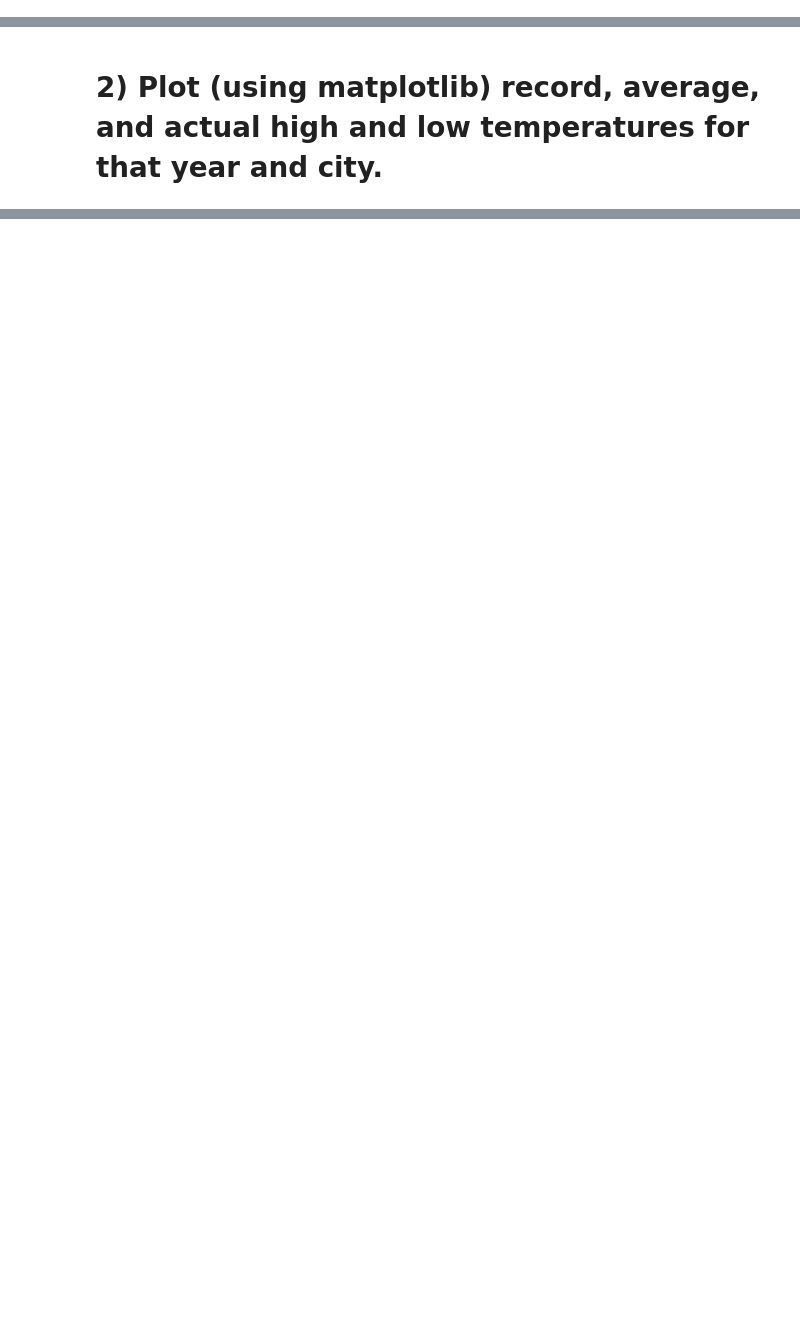
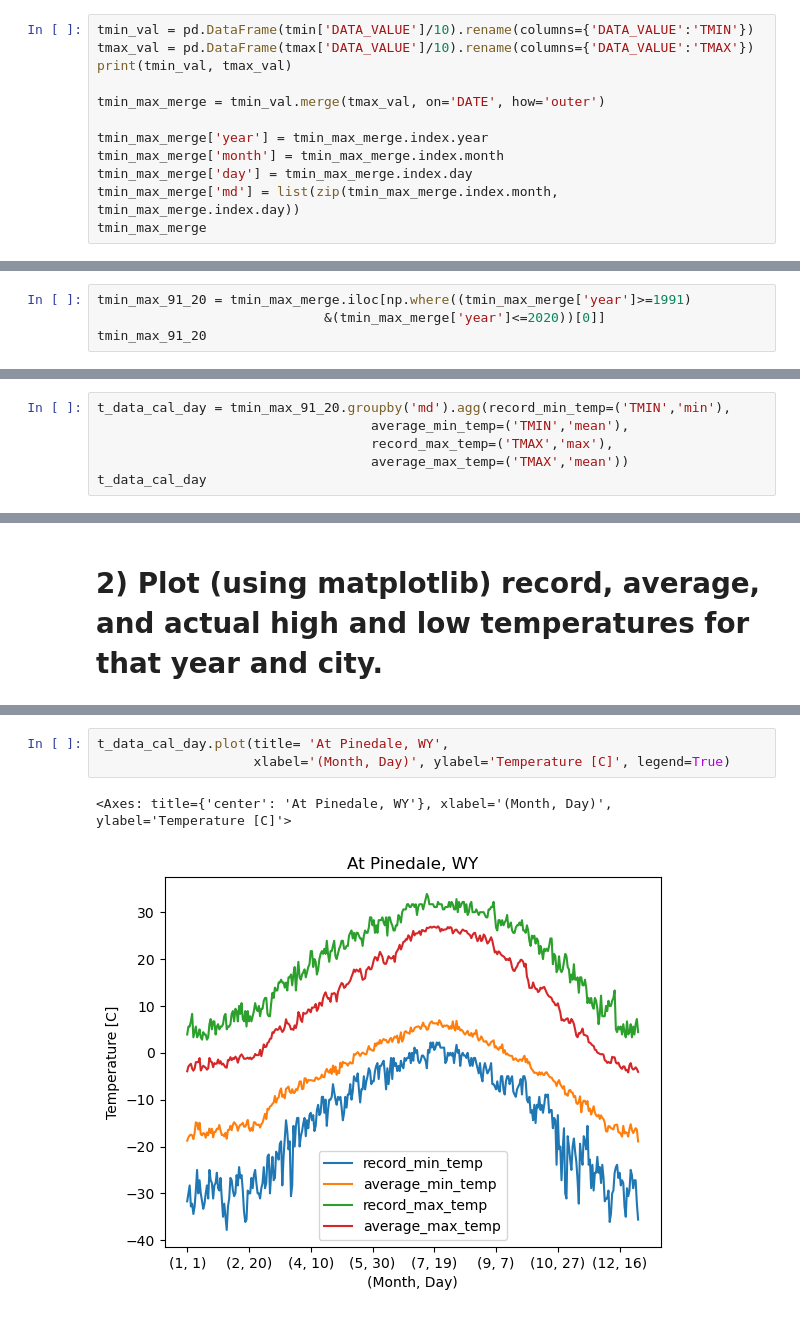
Before and after one commit to klundstrom33/ATMS-523-Module-3, a Jupyter notebook: Module3_Project.ipynb, the cells around one changed output, grey strips where cells are left out. Saved outputs shown, nothing was run; the diff lists cells and outputs as text; blank space fills up the shorter version.

```diff
--- a/Module3_Project.ipynb
+++ b/Module3_Project.ipynb
@@ -185,0 +178,12 @@ tmin_max_merge
+# %%
+tmin_val = pd.DataFrame(tmin['DATA_VALUE']/10).rename(columns={'DATA_VALUE':'TMIN'})
+tmax_val = pd.DataFrame(tmax['DATA_VALUE']/10).rename(columns={'DATA_VALUE':'TMAX'})
+print(tmin_val, tmax_val)
+
+tmin_max_merge = tmin_val.merge(tmax_val, on='DATE', how='outer')
+
+tmin_max_merge['year'] = tmin_max_merge.index.year
+tmin_max_merge['month'] = tmin_max_merge.index.month
+tmin_max_merge['day'] = tmin_max_merge.index.day
+tmin_max_merge['md'] = list(zip(tmin_max_merge.index.month, tmin_max_merge.index.day))
+tmin_max_merge
@@ -210,0 +230,4 @@ temp_anal_df
+# %%
+tmin_max_91_20 = tmin_max_merge.iloc[np.where((tmin_max_merge['year']>=1991)
+                             &(tmin_max_merge['year']<=2020))[0]]
+tmin_max_91_20
@@ -210,0 +249,6 @@ temp_anal_df
+# %%
+t_data_cal_day = tmin_max_91_20.groupby('md').agg(record_min_temp=('TMIN','min'),
+                                   average_min_temp=('TMIN','mean'),
+                                   record_max_temp=('TMAX','max'),
+                                   average_max_temp=('TMAX','mean'))
+t_data_cal_day
@@ -230,0 +272,6 @@ year
+# %%
+t_data_cal_day.plot(title= 'At Pinedale, WY',
+                    xlabel='(Month, Day)', ylabel='Temperature [C]', legend=True)
+# %% [output]
+<Axes: title={'center': 'At Pinedale, WY'}, xlabel='(Month, Day)', ylabel='Temperature [C]'>
+[figure, added]
```
Also changed, not shown: parts of 17 cells of this notebook.
